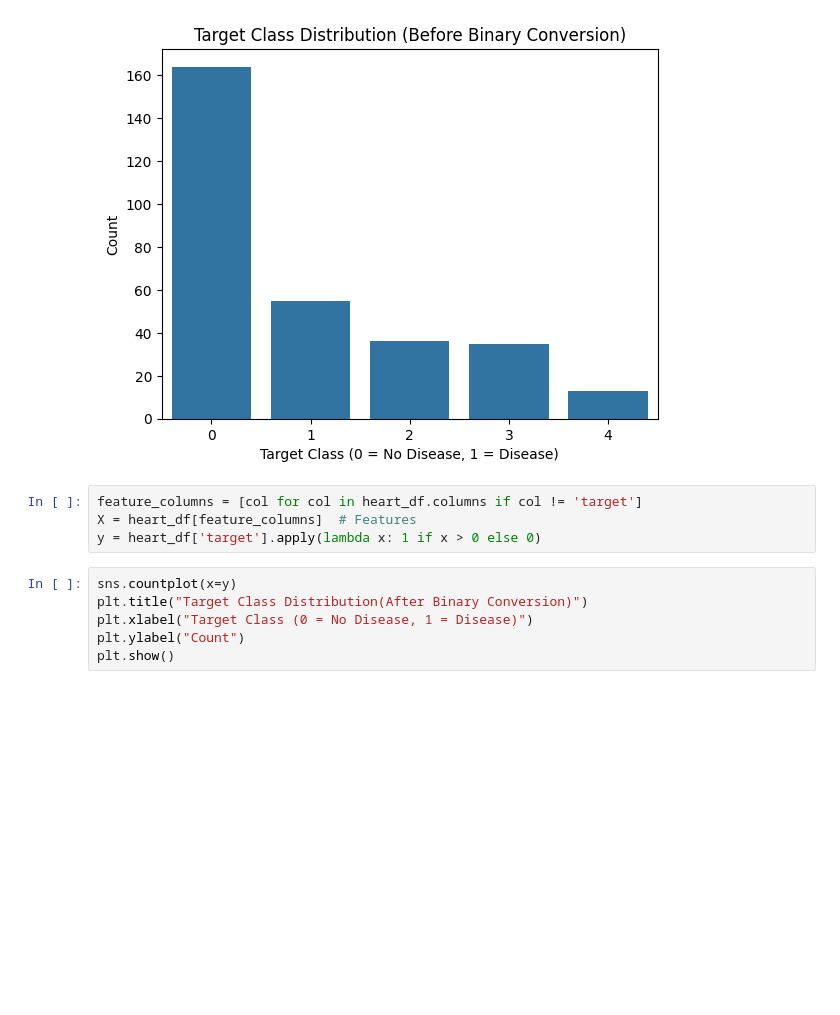
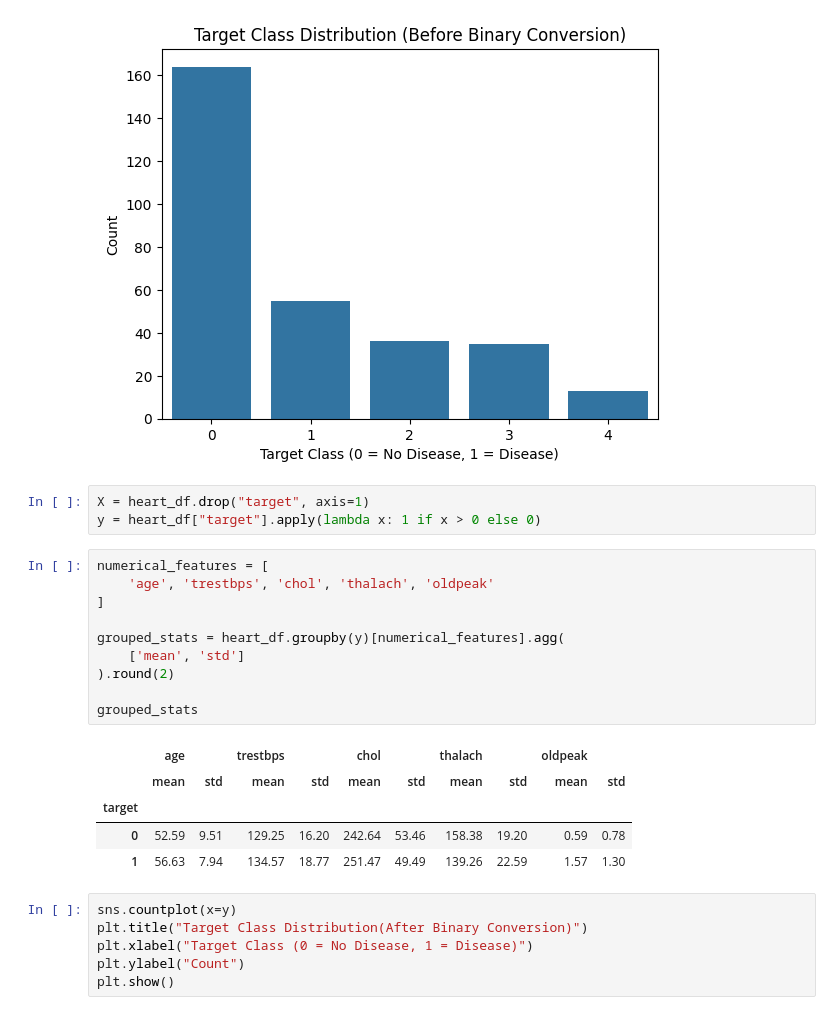
Before and after one commit to sb24ragnar/HearHealthPredictor, a Jupyter notebook: Heart.ipynb, the cells around one changed output. Cells and saved outputs as stored; diff of their text form; blank space fills up the shorter version.

```diff
--- a/Heart.ipynb
+++ b/Heart.ipynb
@@ -118,9 +108,24 @@ plt.show()
 # %% [output]
 [figure]
 # %%
-feature_columns = [col for col in heart_df.columns if col != 'target']
-X = heart_df[feature_columns]  # Features
-y = heart_df['target'].apply(lambda x: 1 if x > 0 else 0)
+X = heart_df.drop("target", axis=1)
+y = heart_df["target"].apply(lambda x: 1 if x > 0 else 0)
+# %%
+numerical_features = [
+    'age', 'trestbps', 'chol', 'thalach', 'oldpeak'
+]
+
+grouped_stats = heart_df.groupby(y)[numerical_features].agg(
+    ['mean', 'std']
+).round(2)
+
+grouped_stats
+# %% [output]
+|  | age |  | trestbps |  | chol |  | thalach |  | oldpeak |  |
+|  | mean | std | mean | std | mean | std | mean | std | mean | std |
+| target |  |  |  |  |  |  |  |  |  |  |
+| 0 | 52.59 | 9.51 | 129.25 | 16.20 | 242.64 | 53.46 | 158.38 | 19.20 | 0.59 | 0.78 |
+| 1 | 56.63 | 7.94 | 134.57 | 18.77 | 251.47 | 49.49 | 139.26 | 22.59 | 1.57 | 1.30 |
 # %%
 sns.countplot(x=y)
 plt.title("Target Class Distribution(After Binary Conversion)")
```
Also changed, not shown: parts of 20 cells of this notebook.
